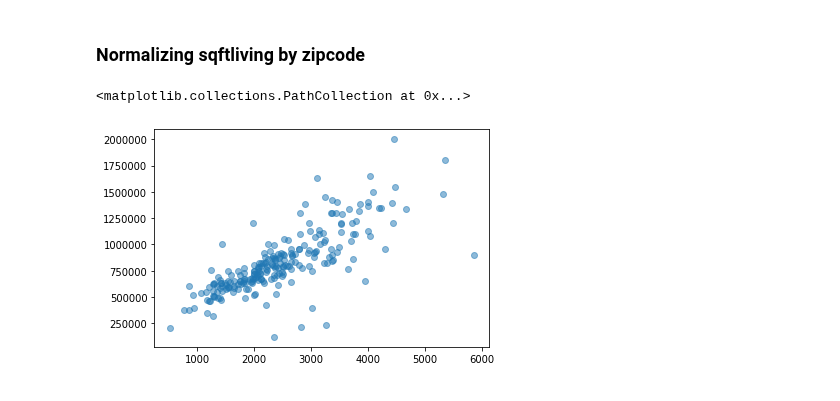
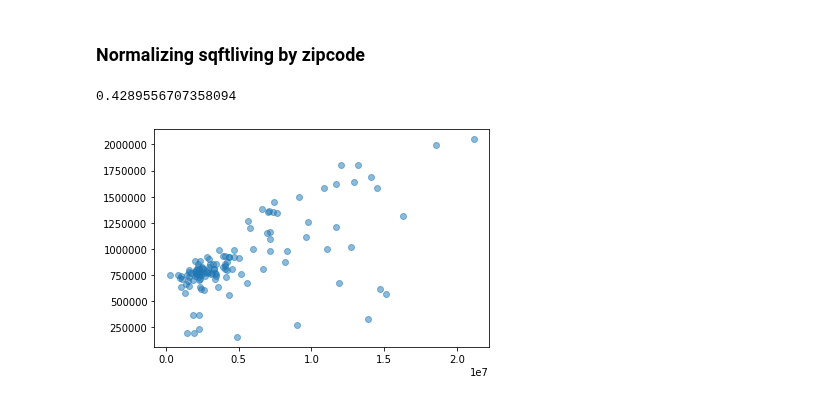
Before and after one commit to aabrahamson3/king-county-housing, a Jupyter notebook: notebooks/exploratory/Lucas/Zipcode.ipynb, the cells around one changed output. Drawn from its saved outputs; the diff is of its cells as text; code cells hidden in the pictures.

```diff
--- a/notebooks/exploratory/Lucas/Zipcode.ipynb
+++ b/notebooks/exploratory/Lucas/Zipcode.ipynb
@@ -35,7 +35,7 @@ def clean_data_intial(df):
     """ This function cleans the housing data by removing outliers, sale price == 0, and irrelevant columns.
     """
     #We chose a minimum sale vale of 10000 and a maximium sale value of 2 sigma
-    df_clean = df[(df['saleprice']>10000) & (df['saleprice'] <  (2*df['saleprice'].std())+df['saleprice'].mean())]
+    df_clean = df[(df['saleprice']>100000) & (df['saleprice'] <  (2*df['saleprice'].std())+df['saleprice'].mean())]
     #These are irrelevant or highly covariant columns
     columns_to_drop = ['documentdate',
                        'excisetaxnbr',
@@ -716,15 +675,24 @@ plt.errorbar(x, y, yerr=yerr, label='both limits (default)', fmt='o');
 # %%
 df_test2 = zip_res.join(df_clean[['sqfttotliving']])
 # %%
-df_072 = df_test2[df_test2['zip_98072']==True][['saleprice','sqfttotliving']]
+df_072 = df_test2[df_test2['zip_98007']==True][['saleprice','sqfttotliving']]
 
-x = df_072['sqfttotliving']
-y = df_072['saleprice']
 
+
+
+x = df_072[['sqfttotliving']]**2
+y = df_072[['saleprice']]
 plt.scatter(x, y, alpha=0.5)
+
+model = LinearRegression()
+model.fit(x, y)
+
+a = model.score(x, y)
+
+a
 # %% [output]
-<matplotlib.collections.PathCollection at 0x...>
+0.4289556707358094
-[figure, old version]
+[figure, new version]
 # %%
 df_test2['livingzscore'] = 0
 df_test2['salezscore'] = 0
```
Also changed, not shown: parts of 32 cells of this notebook.
